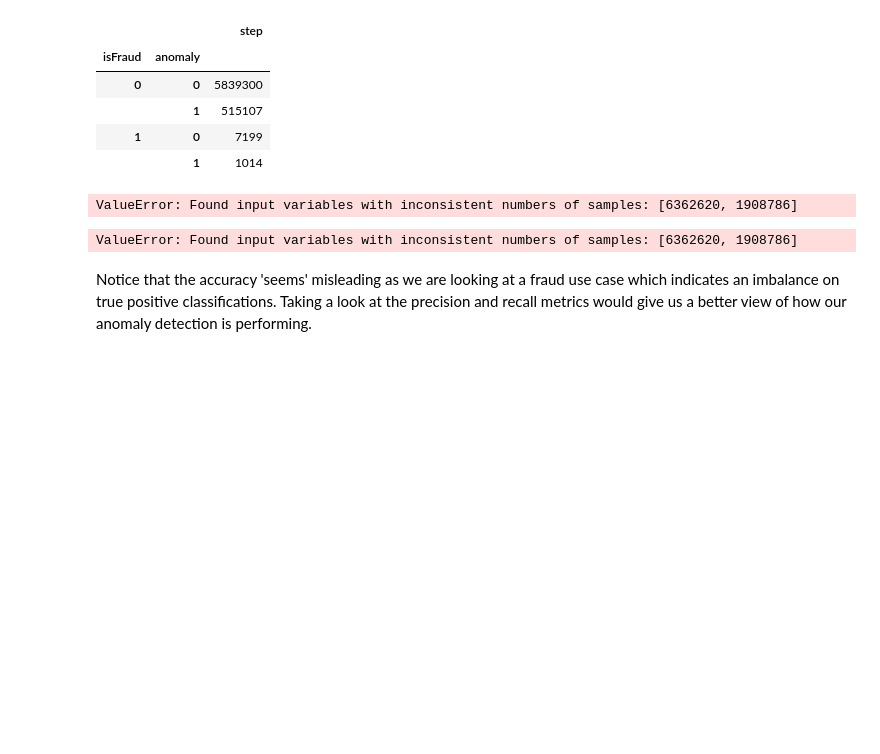
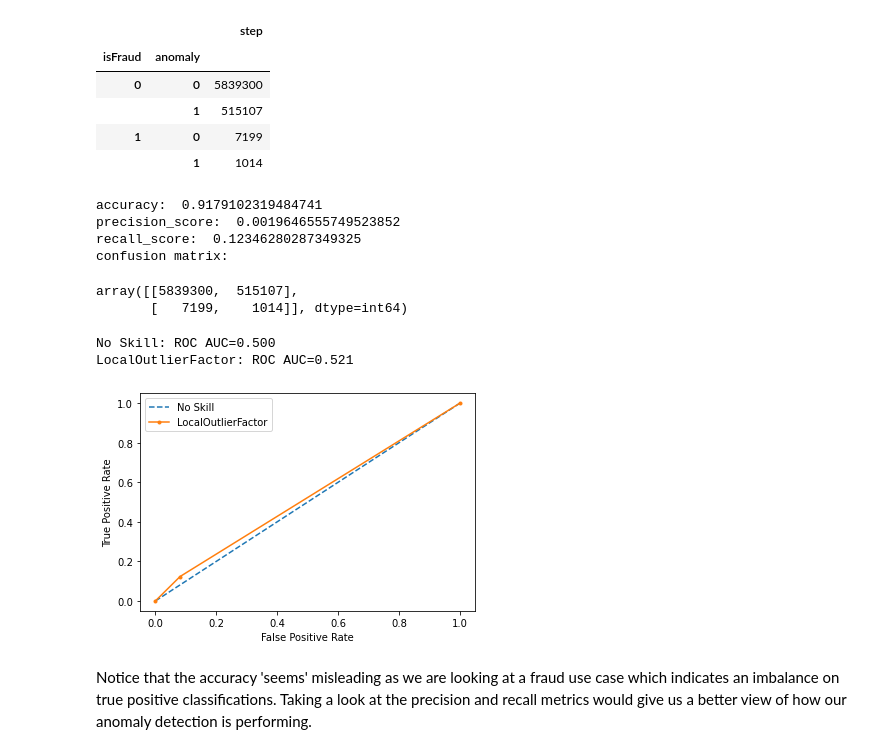
Before and after one commit to ogbinar/Practical-ML, a Jupyter notebook: fraud.ipynb, the cells around one changed output. Cells and saved outputs as stored; diff of their text form; code cells hidden in the pictures; blank space fills up the shorter version.

```diff
--- a/fraud.ipynb
+++ b/fraud.ipynb
@@ -469,45 +468,53 @@ tmp_df[['isFraud','anomaly','step']].groupby(['isFraud','anomaly']).count()
 
 
 # Let's save our results in a variable for later use
-y_pred_lof = y_pred
+y_pred_lof = tmp_df['anomaly']
+y_test = tmp_df['isFraud']
 
-print("accuracy: ",accuracy_score(tmp_df['isFraud'],y_pred_lof))
-print("precision_score: ",precision_score(tmp_df['isFraud'],y_pred_lof))
-print("recall_score: ",recall_score(tmp_df['isFraud'],y_pred_lof))
+print("accuracy: ",accuracy_score(y_test,y_pred_lof))
+print("precision_score: ",precision_score(y_test,y_pred_lof))
+print("recall_score: ",recall_score(y_test,y_pred_lof))
 print("confusion matrix: ")
-confusion_matrix(tmp_df['isFraud'],y_pred_lof)
+confusion_matrix(y_test,y_pred_lof)
 # %% [output]
-ValueError: Found input variables with inconsistent numbers of samples: [6362620, 1908786]
+accuracy:  0.9179102319484741
+precision_score:  0.0019646555749523852
+recall_score:  0.12346280287349325
+confusion matrix:
+array([[5839300,  515107],
+       [   7199,    1014]], dtype=int64)
 # %%
 
 
 # generate a no skill prediction (majority class)
 ns_probs = [0 for _ in range(len(tmp_df['isFraud']))]
-lr_probs = tmp_df['anomaly']
+lr_probs = y_pred_lof
 # keep probabilities for the positive outcome only
 #lr_probs = lr_probs[:, 1]
 
 # calculate scores
 ns_auc = roc_auc_score(tmp_df['isFraud'], ns_probs)
 lr_auc = roc_auc_score(tmp_df['isFraud'], lr_probs)
 # summarize scores
 print('No Skill: ROC AUC=%.3f' % (ns_auc))
 print('LocalOutlierFactor: ROC AUC=%.3f' % (lr_auc))
 # calculate roc curves
 ns_fpr, ns_tpr, _ = roc_curve(tmp_df['isFraud'], ns_probs)
 lr_fpr, lr_tpr, _ = roc_curve(tmp_df['isFraud'], lr_probs)
 # plot the roc curve for the model
 plt.plot(ns_fpr, ns_tpr, linestyle='--', label='No Skill')
 plt.plot(lr_fpr, lr_tpr, marker='.', label='LocalOutlierFactor')
 # axis labels
 plt.xlabel('False Positive Rate')
 plt.ylabel('True Positive Rate')
 # show the legend
 plt.legend()
 # show the plot
 plt.show()
 # %% [output]
-ValueError: Found input variables with inconsistent numbers of samples: [6362620, 1908786]
+No Skill: ROC AUC=0.500
+LocalOutlierFactor: ROC AUC=0.521
+[figure, added]
 # %% [markdown]
 Notice that the accuracy 'seems' misleading as we are looking at a fraud use case which indicates an imbalance on true positive classifications. Taking a look at the precision and recall metrics would give us a better view of how our anomaly detection is performing.
 # %% [markdown]
```
Also changed, not shown: parts of 5 cells of this notebook.
